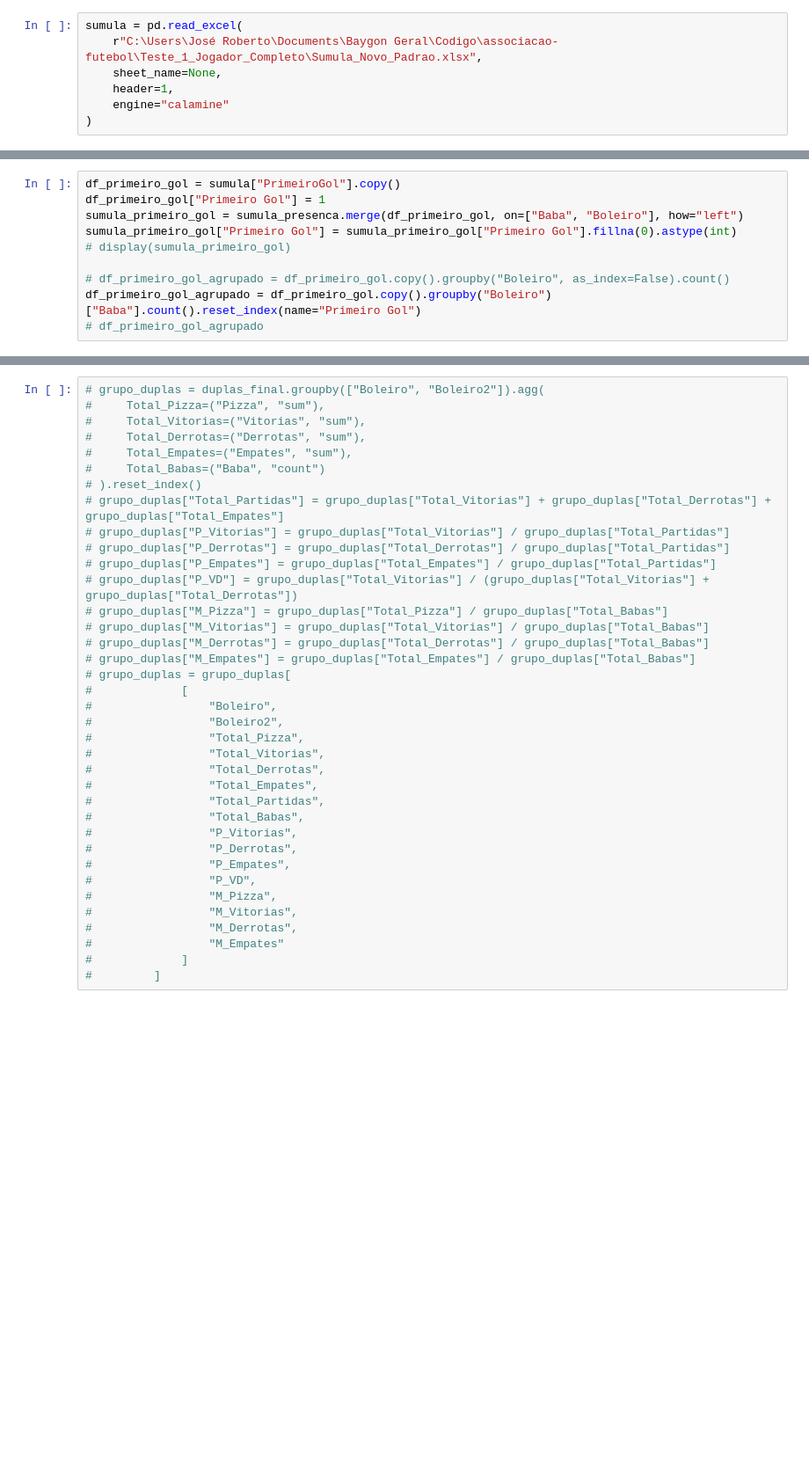
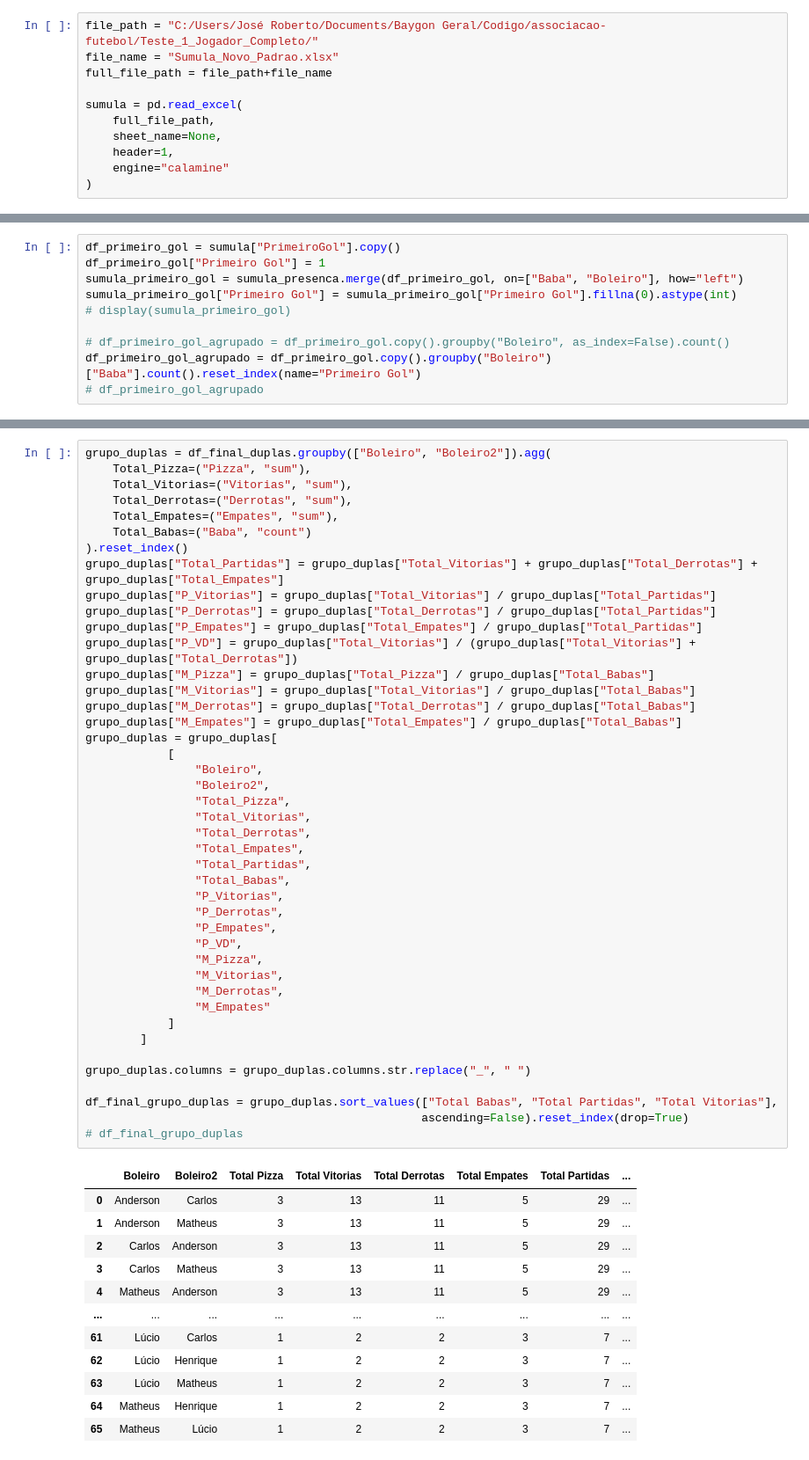
Before and after one commit to FlickFlash/associacao-futebol, a Jupyter notebook: Teste_1_Jogador_Completo/novo_processamento.ipynb, the cells around one changed output, grey strips where cells are left out. Shown: that part at 88% size. Cells and saved outputs as stored; diff of their text form; blank space fills up the shorter version.

```diff
--- a/Teste_1_Jogador_Completo/novo_processamento.ipynb
+++ b/Teste_1_Jogador_Completo/novo_processamento.ipynb
@@ -6,6 +6,10 @@ import pandas as pd
 # %%
+file_path = "C:/Users/José Roberto/Documents/Baygon Geral/Codigo/associacao-futebol/Teste_1_Jogador_Completo/"
+file_name = "Sumula_Novo_Padrao.xlsx"
+full_file_path = file_path+file_name
+
 sumula = pd.read_excel(
-    r"C:\Users\José Roberto\Documents\Baygon Geral\Codigo\associacao-futebol\Teste_1_Jogador_Completo\Sumula_Novo_Padrao.xlsx",
+    full_file_path,
     sheet_name=None,
     header=1,
     engine="calamine"
@@ -283,37 +311,56 @@ df_ranking_completo
 # %%
-# grupo_duplas = duplas_final.groupby(["Boleiro", "Boleiro2"]).agg(
-#     Total_Pizza=("Pizza", "sum"),
-#     Total_Vitorias=("Vitorias", "sum"),
-#     Total_Derrotas=("Derrotas", "sum"),
-#     Total_Empates=("Empates", "sum"),
-#     Total_Babas=("Baba", "count")
-# ).reset_index()
-# grupo_duplas["Total_Partidas"] = grupo_duplas["Total_Vitorias"] + grupo_duplas["Total_Derrotas"] + grupo_duplas["Total_Empates"]
-# grupo_duplas["P_Vitorias"] = grupo_duplas["Total_Vitorias"] / grupo_duplas["Total_Partidas"]
-# grupo_duplas["P_Derrotas"] = grupo_duplas["Total_Derrotas"] / grupo_duplas["Total_Partidas"]
-# grupo_duplas["P_Empates"] = grupo_duplas["Total_Empates"] / grupo_duplas["Total_Partidas"]
-# grupo_duplas["P_VD"] = grupo_duplas["Total_Vitorias"] / (grupo_duplas["Total_Vitorias"] + grupo_duplas["Total_Derrotas"])
-# grupo_duplas["M_Pizza"] = grupo_duplas["Total_Pizza"] / grupo_duplas["Total_Babas"]
-# grupo_duplas["M_Vitorias"] = grupo_duplas["Total_Vitorias"] / grupo_duplas["Total_Babas"]
-# grupo_duplas["M_Derrotas"] = grupo_duplas["Total_Derrotas"] / grupo_duplas["Total_Babas"]
-# grupo_duplas["M_Empates"] = grupo_duplas["Total_Empates"] / grupo_duplas["Total_Babas"]
-# grupo_duplas = grupo_duplas[
-#             [
-#                 "Boleiro",
-#                 "Boleiro2",
-#                 "Total_Pizza",
-#                 "Total_Vitorias",
-#                 "Total_Derrotas",
-#                 "Total_Empates",
-#                 "Total_Partidas",
-#                 "Total_Babas",
-#                 "P_Vitorias",
-#                 "P_Derrotas",
-#                 "P_Empates",
-#                 "P_VD",
-#                 "M_Pizza",
-#                 "M_Vitorias",
-#                 "M_Derrotas",
-#                 "M_Empates"
-#             ]
-#         ]
+grupo_duplas = df_final_duplas.groupby(["Boleiro", "Boleiro2"]).agg(
+    Total_Pizza=("Pizza", "sum"),
+    Total_Vitorias=("Vitorias", "sum"),
+    Total_Derrotas=("Derrotas", "sum"),
+    Total_Empates=("Empates", "sum"),
+    Total_Babas=("Baba", "count")
+).reset_index()
+grupo_duplas["Total_Partidas"] = grupo_duplas["Total_Vitorias"] + grupo_duplas["Total_Derrotas"] + grupo_duplas["Total_Empates"]
+grupo_duplas["P_Vitorias"] = grupo_duplas["Total_Vitorias"] / grupo_duplas["Total_Partidas"]
+grupo_duplas["P_Derrotas"] = grupo_duplas["Total_Derrotas"] / grupo_duplas["Total_Partidas"]
+grupo_duplas["P_Empates"] = grupo_duplas["Total_Empates"] / grupo_duplas["Total_Partidas"]
+grupo_duplas["P_VD"] = grupo_duplas["Total_Vitorias"] / (grupo_duplas["Total_Vitorias"] + grupo_duplas["Total_Derrotas"])
+grupo_duplas["M_Pizza"] = grupo_duplas["Total_Pizza"] / grupo_duplas["Total_Babas"]
+grupo_duplas["M_Vitorias"] = grupo_duplas["Total_Vitorias"] / grupo_duplas["Total_Babas"]
+grupo_duplas["M_Derrotas"] = grupo_duplas["Total_Derrotas"] / grupo_duplas["Total_Babas"]
+grupo_duplas["M_Empates"] = grupo_duplas["Total_Empates"] / grupo_duplas["Total_Babas"]
+grupo_duplas = grupo_duplas[
+            [
+                "Boleiro",
+                "Boleiro2",
+                "Total_Pizza",
+                "Total_Vitorias",
+                "Total_Derrotas",
+                "Total_Empates",
+                "Total_Partidas",
+                "Total_Babas",
+                "P_Vitorias",
+                "P_Derrotas",
+                "P_Empates",
+                "P_VD",
+                "M_Pizza",
+                "M_Vitorias",
+                "M_Derrotas",
+                "M_Empates"
+            ]
+        ]
+
+grupo_duplas.columns = grupo_duplas.columns.str.replace("_", " ")
+
+df_final_grupo_duplas = grupo_duplas.sort_values(["Total Babas", "Total Partidas", "Total Vitorias"],
+                                                 ascending=False).reset_index(drop=True)
+# df_final_grupo_duplas
+# %% [output]
+|  | Boleiro | Boleiro2 | Total Pizza | Total Vitorias | Total Derrotas | Total Empates | Total Partidas | ... |
+| 0 | Anderson | Carlos | 3 | 13 | 11 | 5 | 29 | ... |
+| 1 | Anderson | Matheus | 3 | 13 | 11 | 5 | 29 | ... |
+| 2 | Carlos | Anderson | 3 | 13 | 11 | 5 | 29 | ... |
+| 3 | Carlos | Matheus | 3 | 13 | 11 | 5 | 29 | ... |
+| 4 | Matheus | Anderson | 3 | 13 | 11 | 5 | 29 | ... |
+| ... | ... | ... | ... | ... | ... | ... | ... | ... |
+| 61 | Lúcio | Carlos | 1 | 2 | 2 | 3 | 7 | ... |
+| 62 | Lúcio | Henrique | 1 | 2 | 2 | 3 | 7 | ... |
+| 63 | Lúcio | Matheus | 1 | 2 | 2 | 3 | 7 | ... |
+| 64 | Matheus | Henrique | 1 | 2 | 2 | 3 | 7 | ... |
+| 65 | Matheus | Lúcio | 1 | 2 | 2 | 3 | 7 | ... |
```
Also changed, not shown: parts of 21 cells of this notebook, 2 other files.
